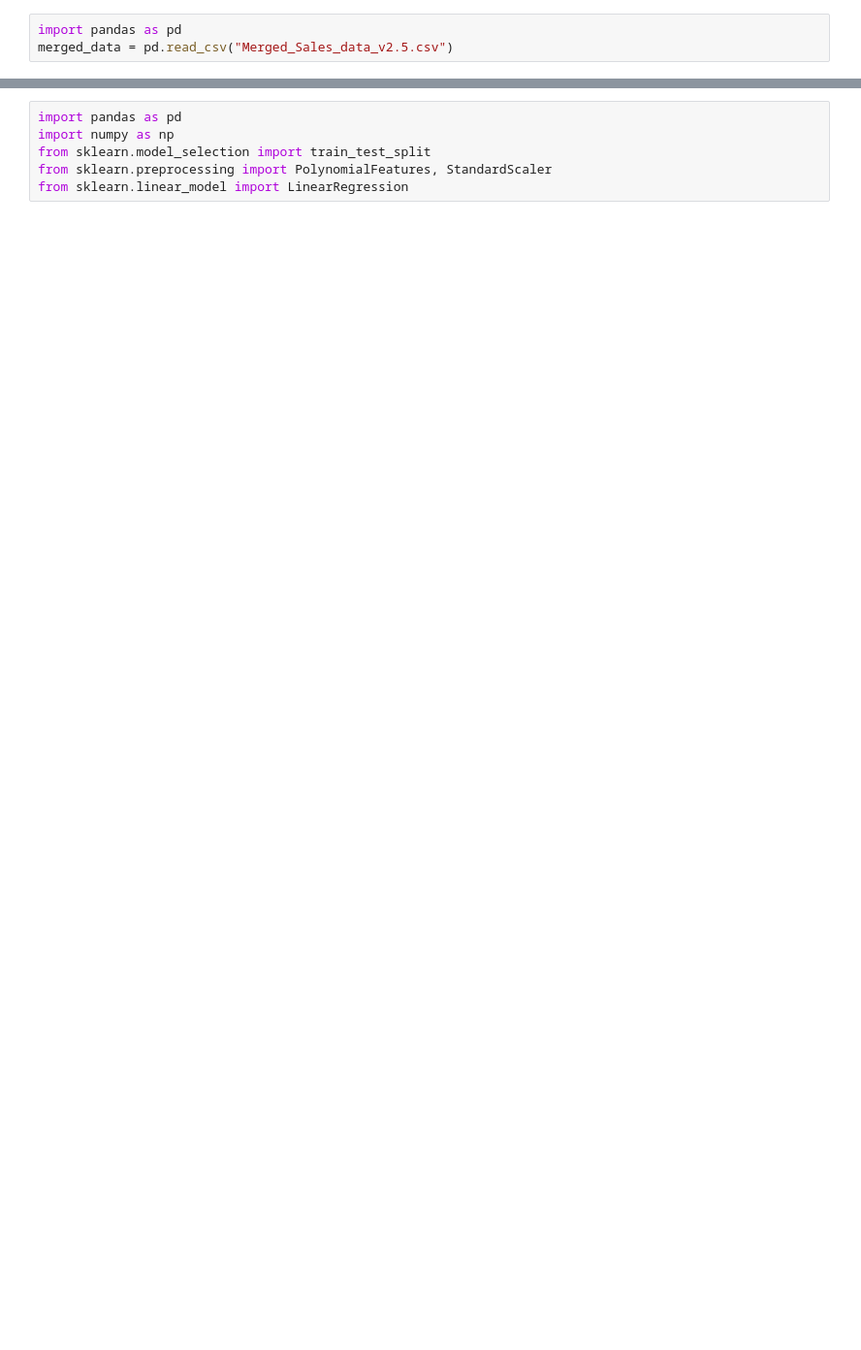
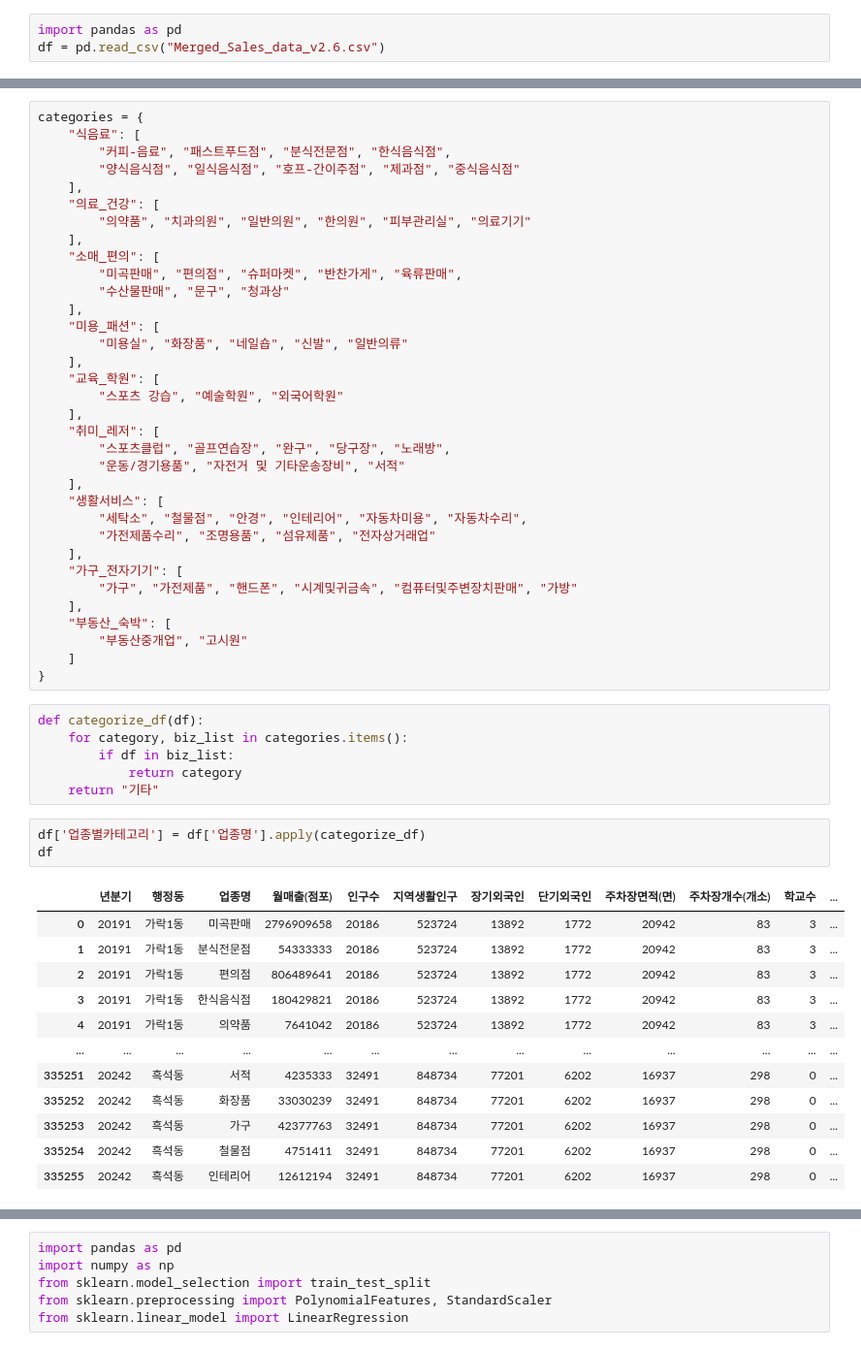
Before and after one commit to icehotcocoa/apt-project, a Jupyter notebook: LWB/머신러닝테스트/test_ml2.ipynb, the cells around one changed output, grey strips where cells are left out. Shown: that part at 97% size. Saved outputs shown, nothing was run; the diff lists cells and outputs as text; blank space fills up the shorter version.

```diff
--- a/LWB/머신러닝테스트/test_ml2.ipynb
+++ b/LWB/머신러닝테스트/test_ml2.ipynb
@@ -1,3 +1,3 @@
 # %%
 import pandas as pd
-merged_data = pd.read_csv("Merged_Sales_data_v2.5.csv")
+df = pd.read_csv("Merged_Sales_data_v2.6.csv")
@@ -3,0 +6,56 @@ merged_data = pd.read_csv("Merged_Sales_data_v2.5.csv")
+# %%
+categories = {
+    "식음료": [
+        "커피-음료", "패스트푸드점", "분식전문점", "한식음식점",
+        "양식음식점", "일식음식점", "호프-간이주점", "제과점", "중식음식점"
+    ],
+    "의료_건강": [
+        "의약품", "치과의원", "일반의원", "한의원", "피부관리실", "의료기기"
+    ],
+    "소매_편의": [
+        "미곡판매", "편의점", "슈퍼마켓", "반찬가게", "육류판매",
+        "수산물판매", "문구", "청과상"
+    ],
+    "미용_패션": [
+        "미용실", "화장품", "네일숍", "신발", "일반의류"
+    ],
+    "교육_학원": [
+        "스포츠 강습", "예술학원", "외국어학원"
+    ],
+    "취미_레저": [
+        "스포츠클럽", "골프연습장", "완구", "당구장", "노래방",
+        "운동/경기용품", "자전거 및 기타운송장비", "서적"
+    ],
+    "생활서비스": [
+        "세탁소", "철물점", "안경", "인테리어", "자동차미용", "자동차수리",
+        "가전제품수리", "조명용품", "섬유제품", "전자상거래업"
+    ],
+    "가구_전자기기": [
+        "가구", "가전제품", "핸드폰", "시계및귀금속", "컴퓨터및주변장치판매", "가방"
+    ],
+    "부동산_숙박": [
+        "부동산중개업", "고시원"
+    ]
+}
+# %%
+def categorize_df(df):
+    for category, biz_list in categories.items():
+        if df in biz_list:
+            return category
+    return "기타"
+# %%
+df['업종별카테고리'] = df['업종명'].apply(categorize_df)
+df
+# %% [output]
+|  | 년분기 | 행정동 | 업종명 | 월매출(점포) | 인구수 | 지역생활인구 | 장기외국인 | 단기외국인 | 주차장면적(면) | 주차장개수(개소) | 학교수 | ... |
+| 0 | 20191 | 가락1동 | 미곡판매 | 2796909658 | 20186 | 523724 | 13892 | 1772 | 20942 | 83 | 3 | ... |
+| 1 | 20191 | 가락1동 | 분식전문점 | 54333333 | 20186 | 523724 | 13892 | 1772 | 20942 | 83 | 3 | ... |
+| 2 | 20191 | 가락1동 | 편의점 | 806489641 | 20186 | 523724 | 13892 | 1772 | 20942 | 83 | 3 | ... |
+| 3 | 20191 | 가락1동 | 한식음식점 | 180429821 | 20186 | 523724 | 13892 | 1772 | 20942 | 83 | 3 | ... |
+| 4 | 20191 | 가락1동 | 의약품 | 7641042 | 20186 | 523724 | 13892 | 1772 | 20942 | 83 | 3 | ... |
+| ... | ... | ... | ... | ... | ... | ... | ... | ... | ... | ... | ... | ... |
+| 335251 | 20242 | 흑석동 | 서적 | 4235333 | 32491 | 848734 | 77201 | 6202 | 16937 | 298 | 0 | ... |
+| 335252 | 20242 | 흑석동 | 화장품 | 33030239 | 32491 | 848734 | 77201 | 6202 | 16937 | 298 | 0 | ... |
+| 335253 | 20242 | 흑석동 | 가구 | 42377763 | 32491 | 848734 | 77201 | 6202 | 16937 | 298 | 0 | ... |
+| 335254 | 20242 | 흑석동 | 철물점 | 4751411 | 32491 | 848734 | 77201 | 6202 | 16937 | 298 | 0 | ... |
+| 335255 | 20242 | 흑석동 | 인테리어 | 12612194 | 32491 | 848734 | 77201 | 6202 | 16937 | 298 | 0 | ... |
```
Also changed, not shown: parts of 47 cells of this notebook.
